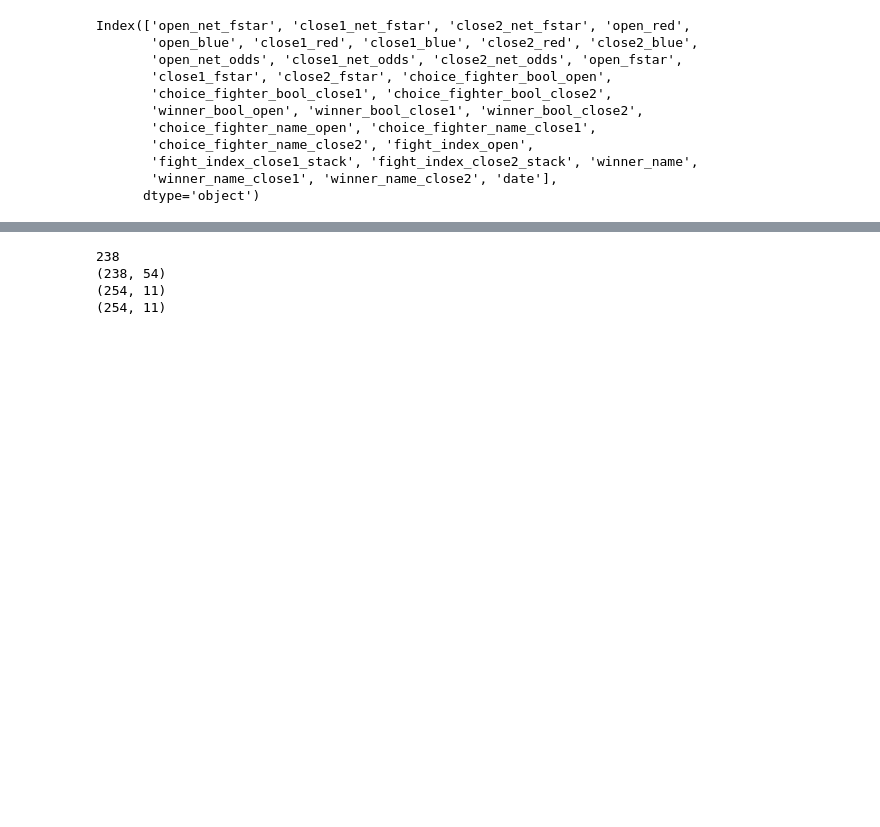
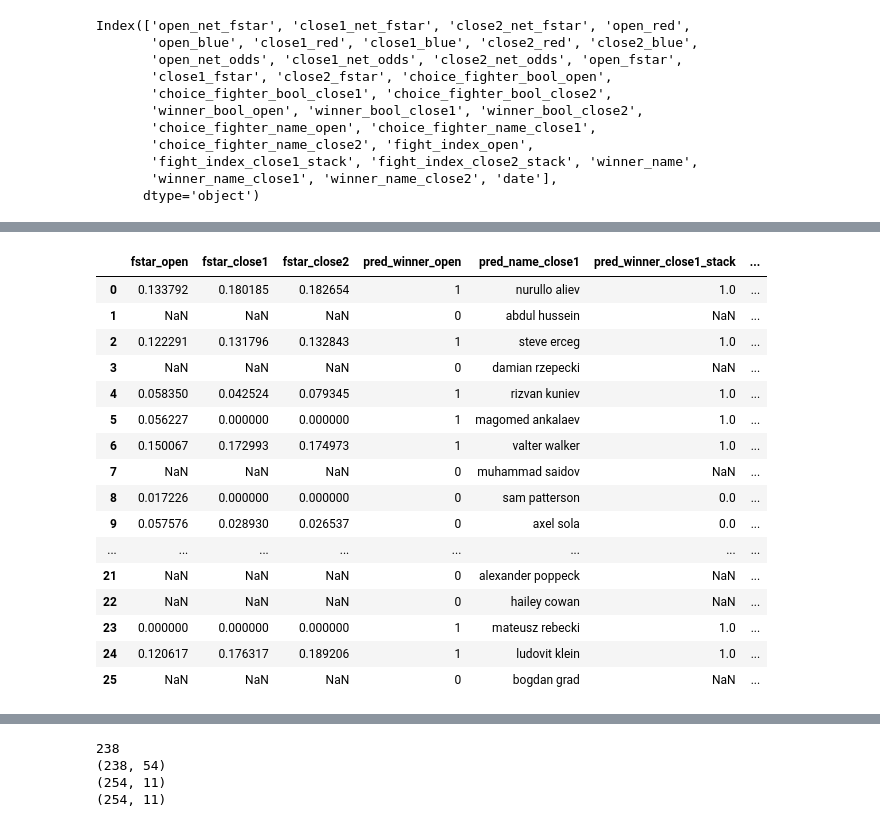
Before and after one commit to jcmarkowicz/sports_betting, a Jupyter notebook: UpcomingPicks/test_nbs/upcoming_picks.ipynb, the cells around one changed output, grey strips where cells are left out. Drawn from its saved outputs; the diff is of its cells as text; code cells hidden in the pictures; blank space fills up the shorter version.

```diff
--- a/UpcomingPicks/test_nbs/upcoming_picks.ipynb
+++ b/UpcomingPicks/test_nbs/upcoming_picks.ipynb
@@ -107,0 +89,20 @@ df_parlay[['date','winner_name', 'winner_name_close1','winner_name_close2', 'win
+# %%
+df_ml_history[['fstar_open', 'fstar_close1','fstar_close2', 'pred_winner_open', 'pred_name_close1', 'pred_winner_close1_stack', 'pred_winner_close2_stack', 'winner_bool']]
+# %% [output]
+|  | fstar_open | fstar_close1 | fstar_close2 | pred_winner_open | pred_name_close1 | pred_winner_close1_stack | ... |
+| 0 | 0.133792 | 0.180185 | 0.182654 | 1 | nurullo aliev | 1.0 | ... |
+| 1 | NaN | NaN | NaN | 0 | abdul hussein | NaN | ... |
+| 2 | 0.122291 | 0.131796 | 0.132843 | 1 | steve erceg | 1.0 | ... |
+| 3 | NaN | NaN | NaN | 0 | damian rzepecki | NaN | ... |
+| 4 | 0.058350 | 0.042524 | 0.079345 | 1 | rizvan kuniev | 1.0 | ... |
+| 5 | 0.056227 | 0.000000 | 0.000000 | 1 | magomed ankalaev | 1.0 | ... |
+| 6 | 0.150067 | 0.172993 | 0.174973 | 1 | valter walker | 1.0 | ... |
+| 7 | NaN | NaN | NaN | 0 | muhammad saidov | NaN | ... |
+| 8 | 0.017226 | 0.000000 | 0.000000 | 0 | sam patterson | 0.0 | ... |
+| 9 | 0.057576 | 0.028930 | 0.026537 | 0 | axel sola | 0.0 | ... |
+| ... | ... | ... | ... | ... | ... | ... | ... |
+| 21 | NaN | NaN | NaN | 0 | alexander poppeck | NaN | ... |
+| 22 | NaN | NaN | NaN | 0 | hailey cowan | NaN | ... |
+| 23 | 0.000000 | 0.000000 | 0.000000 | 1 | mateusz rebecki | 1.0 | ... |
+| 24 | 0.120617 | 0.176317 | 0.189206 | 1 | ludovit klein | 1.0 | ... |
+| 25 | NaN | NaN | NaN | 0 | bogdan grad | NaN | ... |
```
Also changed, not shown: parts of 11 cells of this notebook, 8 other files.
